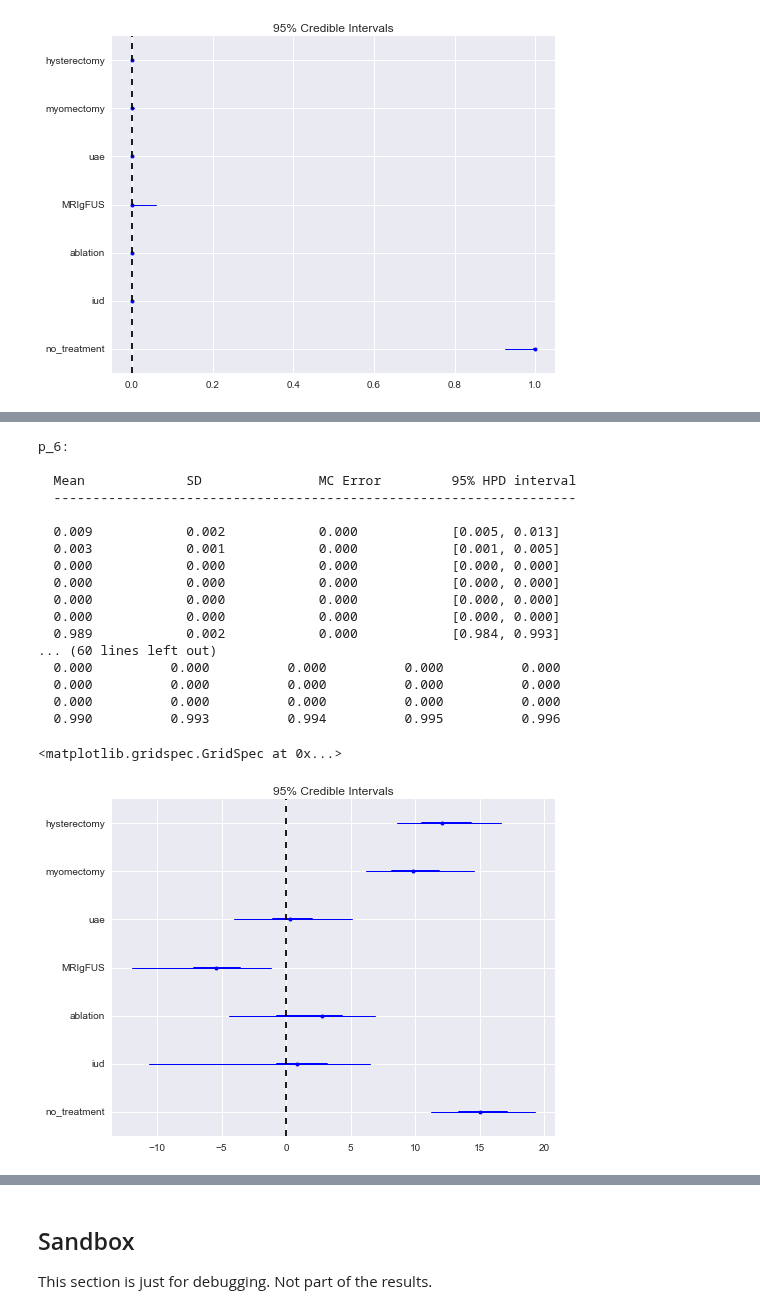
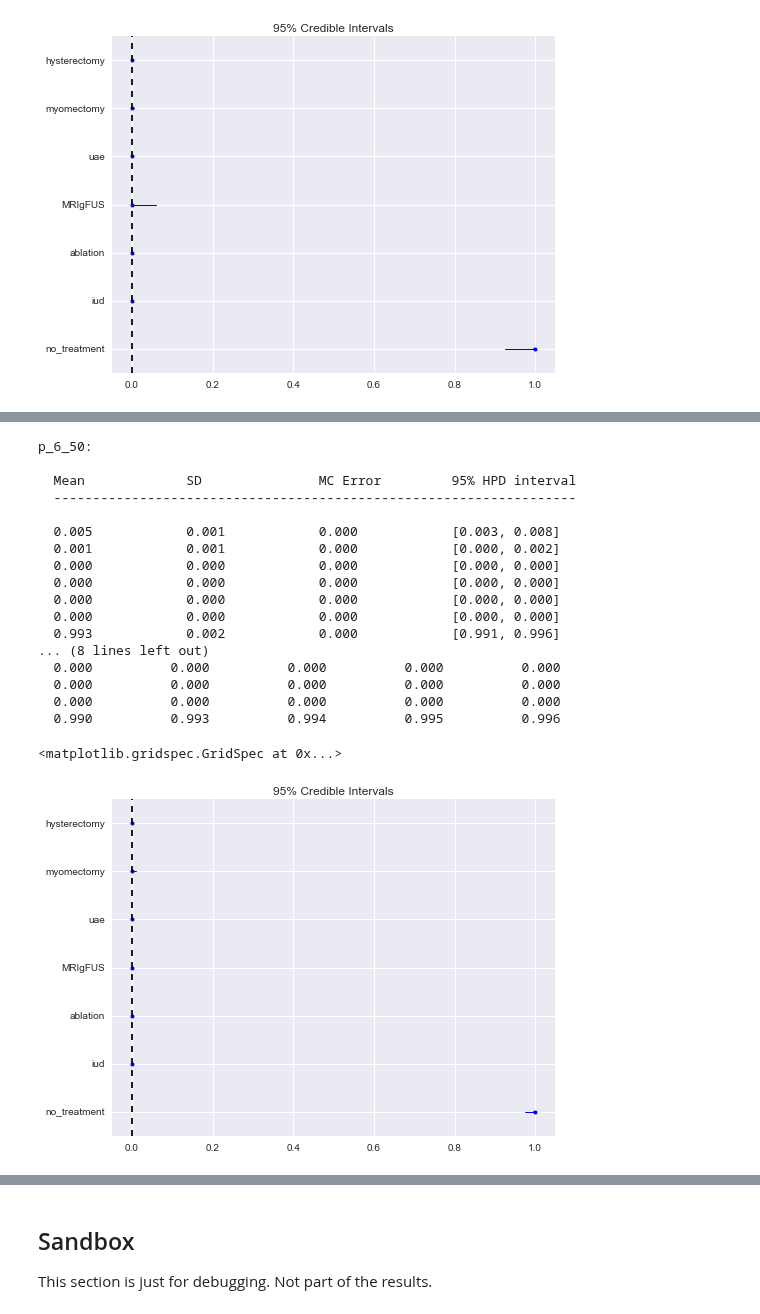
Before and after one commit to VanderbiltPopHealthSci/uterine_fibroids_MA, a Jupyter notebook: UF Interventions Meta-analysis.ipynb, the cells around one changed output, grey strips where cells are left out. Cells and saved outputs as stored; diff of their text form; code cells hidden in the pictures.

```diff
--- a/UF Interventions Meta-analysis.ipynb
+++ b/UF Interventions Meta-analysis.ipynb
@@ -793,25 +1044,25 @@ pm.forestplot(trace_med_manage[n_burn:], varnames=['p_24'], ylabels=plot_labels)
 # %%
-pm.summary(trace_med_manage[n_burn:], varnames=['p_6', 'p_12', 'p_6_50'])
+pm.summary(trace_med_manage[n_burn:], varnames=['p_6_50'])
 # %% [output]
-p_6:
+p_6_50:
 
   Mean             SD               MC Error         95% HPD interval
   -------------------------------------------------------------------
 
-  0.009            0.002            0.000            [0.005, 0.013]
-  0.003            0.001            0.000            [0.001, 0.005]
+  0.005            0.001            0.000            [0.003, 0.008]
+  0.001            0.001            0.000            [0.000, 0.002]
   0.000            0.000            0.000            [0.000, 0.000]
   0.000            0.000            0.000            [0.000, 0.000]
   0.000            0.000            0.000            [0.000, 0.000]
   0.000            0.000            0.000            [0.000, 0.000]
-  0.989            0.002            0.000            [0.984, 0.993]
-... (60 lines left out)
+  0.993            0.002            0.000            [0.991, 0.996]
+... (8 lines left out)
   0.000          0.000          0.000          0.000          0.000
   0.000          0.000          0.000          0.000          0.000
   0.000          0.000          0.000          0.000          0.000
   0.990          0.993          0.994          0.995          0.996
 # %%
-pm.forestplot(trace_med_manage[n_burn:], varnames=['μ'], ylabels=plot_labels)
+pm.forestplot(trace_med_manage[n_burn:], varnames=['p_24_30'], ylabels=plot_labels)
 # %% [output]
 <matplotlib.gridspec.GridSpec at 0x...>
-[figure, old version]
+[figure, new version]
```
Also changed, not shown: parts of 25 cells of this notebook.
